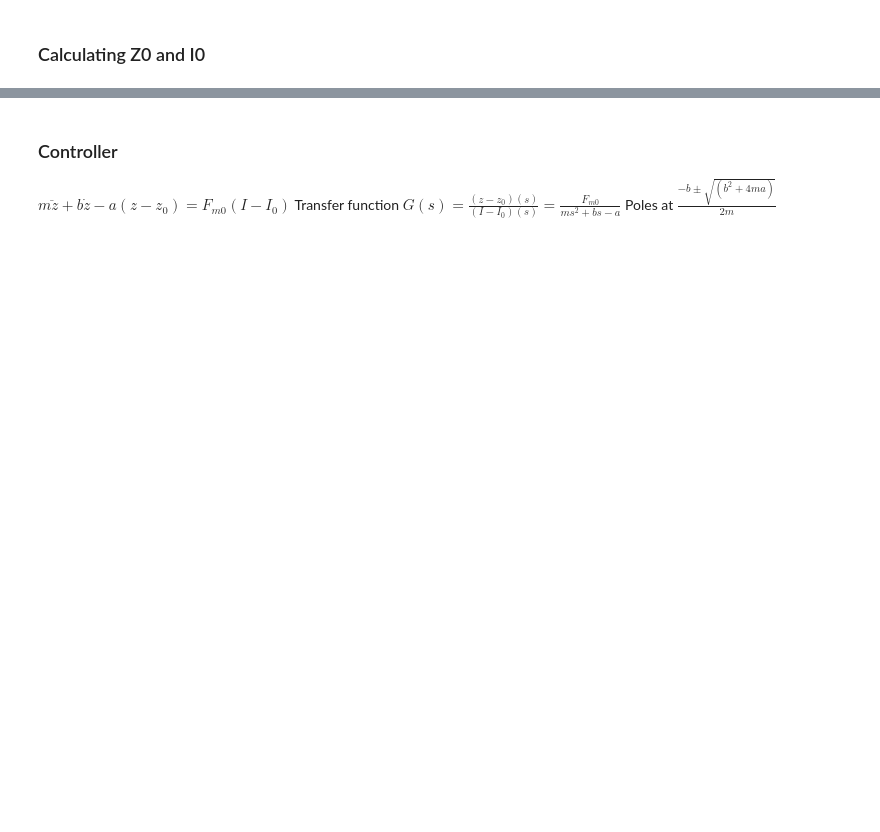
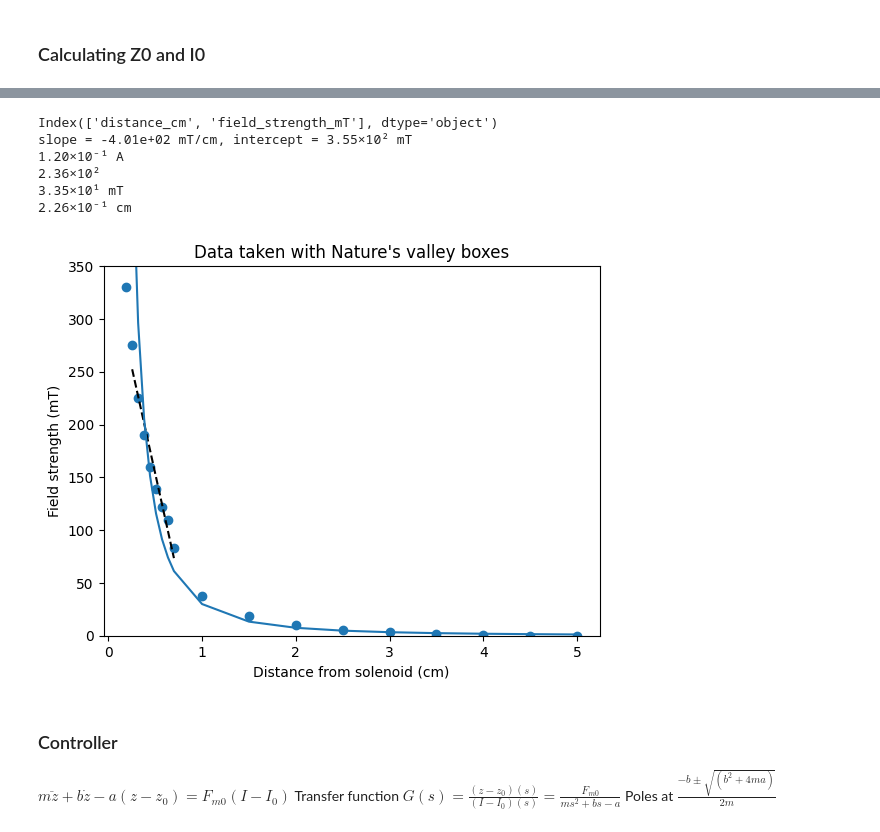
Before and after one commit to JohnnyMaBoi/Magnetic-Levitation, a Jupyter notebook: theoretical_force_equations/linearized_model_02_with_delay.ipynb, the cells around one changed output, grey strips where cells are left out. Saved outputs shown, nothing was run; the diff lists cells and outputs as text; code cells hidden in the pictures; blank space fills up the shorter version.

```diff
--- a/theoretical_force_equations/linearized_model_02_with_delay.ipynb
+++ b/theoretical_force_equations/linearized_model_02_with_delay.ipynb
@@ -138,3 +155,41 @@ dFdv = 1.04×10⁻⁴ N·s/mm
+# %%
+distance_vs_field_strength_data = pd.read_csv("distance_vs_field_strength.csv")
+print(distance_vs_field_strength_data.columns)
+distance_field_strength_slope, distance_field_strength_intercept, linear_distance, linear_field_strength = linreg_points(np.array(distance_vs_field_strength_data["distance_cm"]) * units.centimeter, np.array(distance_vs_field_strength_data["field_strength_mT"]) * units.millitesla, 0.2 * units.cm, 0.9 * units.cm)
+print(f"slope = {distance_field_strength_slope}, intercept = {distance_field_strength_intercept}")
+
+plt.scatter(np.array(distance_vs_field_strength_data["distance_cm"]) * units.centimeter, np.array(distance_vs_field_strength_data["field_strength_mT"]) * units.millitesla)
+# plt.plot(np.array(distance_vs_field_strength_data["distance_cm"]) * units.centimeter, np.array(distance_vs_field_strength_data["distance_cm"]) * units.centimeter * distance_field_strength_slope + distance_field_strength_intercept, color = "black", linestyle = "dashed")
+plt.plot(linear_distance, linear_field_strength, color = "black", linestyle = "dashed")
+plt.plot(np.array(distance_vs_field_strength_data["distance_cm"]) * units.centimeter, np.array(30 / (distance_vs_field_strength_data["distance_cm"]) ** 2) * units.millitesla)
+plt.ylim(0, 350)
+plt.xlabel("Distance from solenoid (cm)")
+plt.ylabel("Field strength (mT)")
+plt.title("Data taken with Nature's valley boxes")
+
+class Hardware():
+    def solenoid_pwm_to_current(self, solenoid_pwm):
+        return solenoid_pwm * current_pwm_slope + current_pwm_intercept
+    def current_to_solenoid_pwm(self, current):
+        return (current - current_pwm_intercept) / current_pwm_slope
+    def field_strength_to_distance(self, field_strength):
+        return np.interp(field_strength, np.array(distance_vs_field_strength_data.sort_values("field_strength_mT")["field_strength_mT"]) * units.millitesla, np.array(distance_vs_field_strength_data.sort_values("field_strength_mT")["distance_cm"]) * units.centimeters)
+    def distance_to_field_strength(self, distance):
+        return np.interp(distance, np.array(distance_vs_field_strength_data.sort_values("distance_cm")["distance_cm"]) * units.centimeters, np.array(distance_vs_field_strength_data.sort_values("distance_cm")["field_strength_mT"]) * units.millitesla)
+
+hardware = Hardware()
+print(hardware.solenoid_pwm_to_current(180))
+print(hardware.current_to_solenoid_pwm(0.26 * units.amp))
+print(hardware.distance_to_field_strength(1.1 * units.centimeter))
+print(hardware.field_strength_to_distance(300 * units.millitesla))
+# %% [output]
+Index(['distance_cm', 'field_strength_mT'], dtype='object')
+slope = -4.01e+02 mT/cm, intercept = 3.55×10² mT
+1.20×10⁻¹ A
+2.36×10²
+3.35×10¹ mT
+2.26×10⁻¹ cm
+[figure, added]
 # %% [markdown]
 ### Controller
 
```
Also changed, not shown: parts of 9 cells of this notebook, 4 other files.
